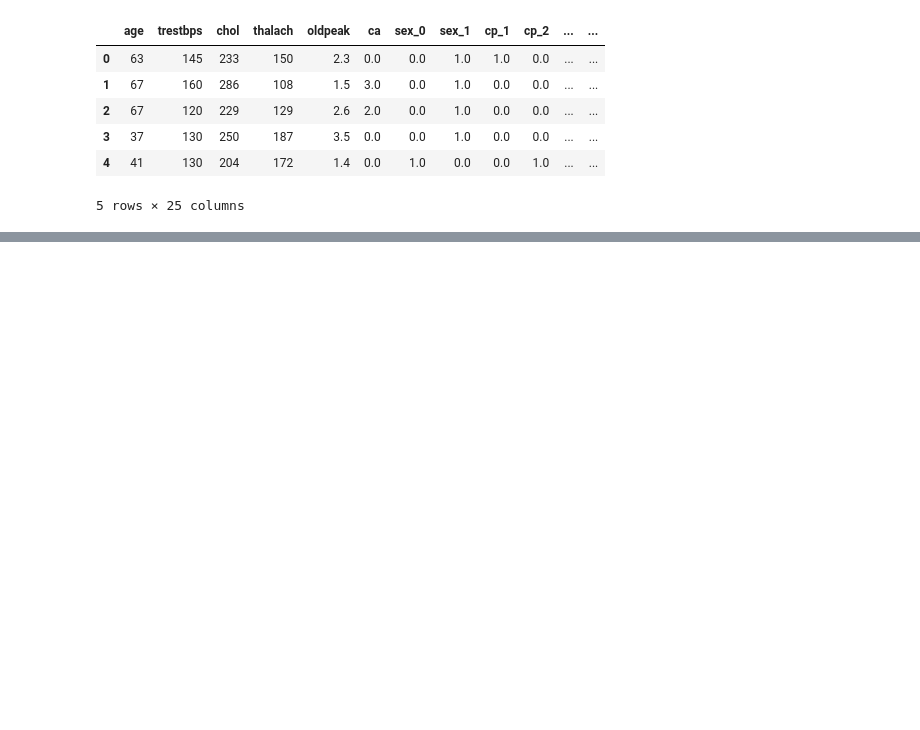
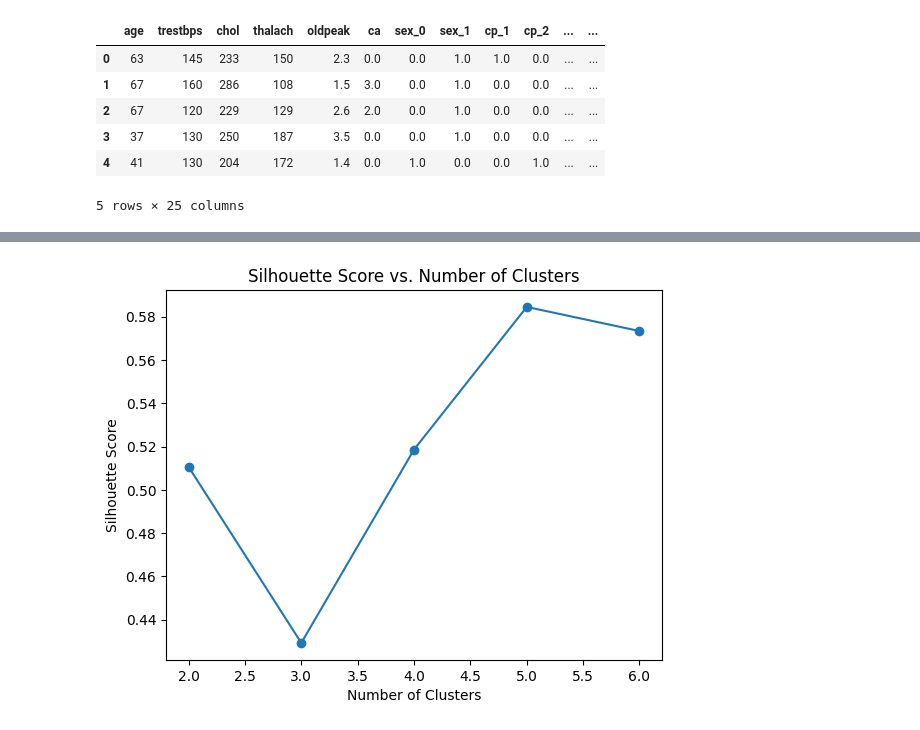
Before and after one commit to BastienCherel/ExplainabilityAI, a Jupyter notebook: Tutorial3/Tutorial3_CHEREL.ipynb, the cells around one changed output, grey strips where cells are left out. Cells and saved outputs as stored; diff of their text form; code cells hidden in the pictures; blank space fills up the shorter version.

```diff
--- a/Tutorial3/Tutorial3_CHEREL.ipynb
+++ b/Tutorial3/Tutorial3_CHEREL.ipynb
@@ -255,0 +345,24 @@ and visualise the 2 principal axis.
+# %%
+from sklearn.mixture import GaussianMixture
+from sklearn.metrics import silhouette_score
+
+# Determine the optimal number of clusters
+silhouette_scores = []
+for n_clusters in range(2,7):
+    gmm = GaussianMixture(n_components=n_clusters, random_state=42)
+    cluster_labels = gmm.fit_predict(all_shap_values)
+    silhouette_scores.append(silhouette_score(all_shap_values, cluster_labels))
+
+# Plot silhouette scores to find the optimal number of clusters
+plt.plot(range(2, 7), silhouette_scores, marker='o')
+plt.xlabel('Number of Clusters')
+plt.ylabel('Silhouette Score')
+plt.title('Silhouette Score vs. Number of Clusters')
+plt.show()
+
+# Fit Gaussian Mixture Model with the optimal number of clusters
+optimal_n_clusters = 2
+gmm = GaussianMixture(n_components=optimal_n_clusters, random_state=42)
+cluster_labels = gmm.fit_predict(all_shap_values)
+# %% [output]
+[figure, added]
```
Also changed, not shown: parts of 20 cells of this notebook.
